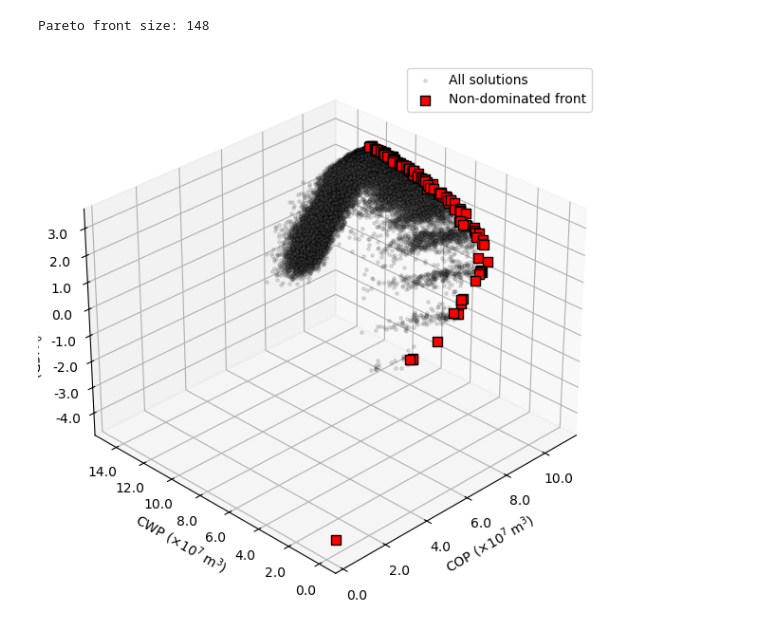
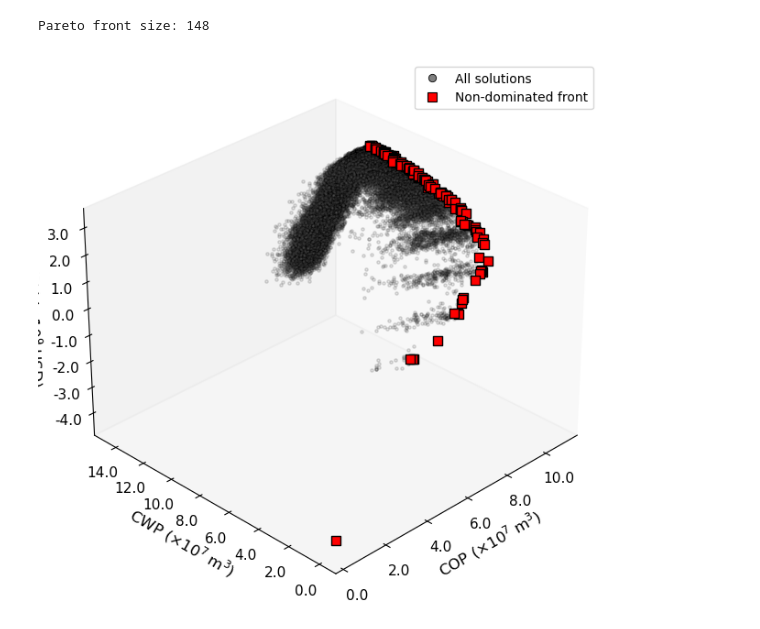
Before and after one commit to mbdemoraes/2026_bracis_datasets, a Jupyter notebook: analysis_MOU2D.ipynb, the cells around one changed output. Drawn from its saved outputs; the diff is of its cells as text; code cells hidden in the pictures.

```diff
--- a/analysis_MOU2D.ipynb
+++ b/analysis_MOU2D.ipynb
@@ -85,7 +85,8 @@ print(f"Pareto front size: {len(pf)}")
 # ---------------------------------------------------
 # Plot (3D)
 # ---------------------------------------------------
-fig = plt.figure(figsize=(8, 6))
+fig = plt.figure(figsize=(8, 6), constrained_layout=True)
+plt.style.use("default")
 ax = fig.add_subplot(111, projection="3d")
 
 # All solutions
@@ -100,35 +101,71 @@ ax.scatter(
 )
 
 # Pareto front (ON TOP)
 ax.scatter(
     pf[:, 0], pf[:, 1], pf[:, 2],
     color="red", s=60, marker="s",
     edgecolors="black",
     zorder=100,
     depthshade=False,
     label="Non-dominated front"
 )
 
 # Axis labels
 ax.set_xlabel("COP ($\\times 10^7 \\; \\mathrm{m}^3$)")
 ax.set_ylabel("CWP ($\\times 10^7 \\; \\mathrm{m}^3$)")
 ax.set_zlabel("NPV ($\\times 10^9 \\; \\mathrm{USD}$)")
 
 # Axis formatting
 formatter = FuncFormatter(lambda x, _: f"{x/1e7:.1f}")
 ax.xaxis.set_major_formatter(formatter)
 ax.yaxis.set_major_formatter(formatter)
 formatter = FuncFormatter(lambda x, _: f"{x/1e9:.1f}")
 ax.zaxis.set_major_formatter(formatter)
+ax.grid(False)
 
+ax.tick_params(colors="black", labelsize=11, width=1.3)
 
-ax.legend()
-plt.tight_layout()
+for axis in [ax.xaxis, ax.yaxis, ax.zaxis]:
+    axis.label.set_color("black")
+    axis.label.set_size(12)
+
+from matplotlib.lines import Line2D
+
+legend_elements = [
+    Line2D(
+        [0], [0],
+        marker='o',
+        linestyle='',
+        markerfacecolor='grey',
+        markeredgecolor='black',
+        markeredgewidth=0.6,
+        markersize=6,
+        label='All solutions'
+    ),
+    Line2D(
+        [0], [0],
+        marker='s',
+        linestyle='',
+        markerfacecolor='red',
+        markeredgecolor='black',
+        markeredgewidth=0.8,
+        markersize=7,
+        label='Non-dominated front'
+    )
+]
+
+ax.legend(
+    handles=legend_elements,
+    loc='upper right',
+    frameon=True
+)
+
+#.tight_layout()
 ax.view_init(elev=30, azim=225)
 plt.savefig("figures/MOU2D.pdf", dpi=300)
 plt.show()
 # %% [output]
 Pareto front size: 148
-[figure, old version]
+[figure, new version]
 # %%
 import matplotlib.pyplot as plt
```
Also changed, not shown: parts of 1 cell of this notebook, 5 other files.
